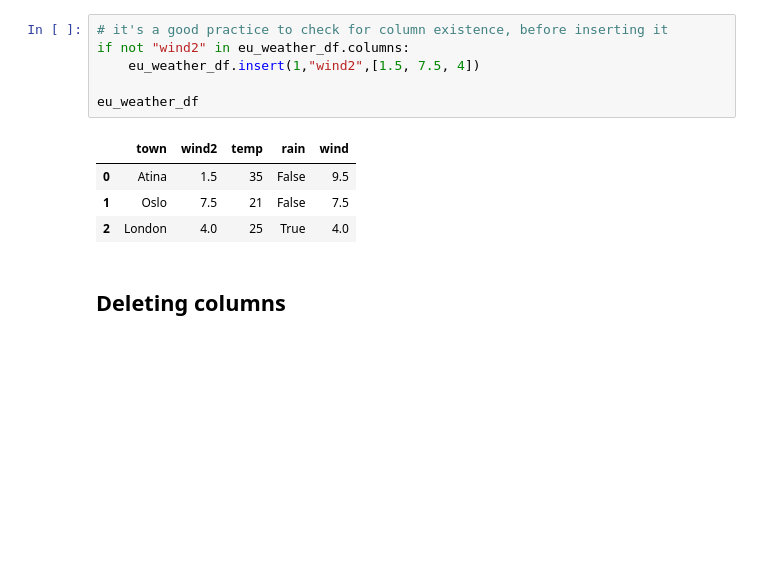
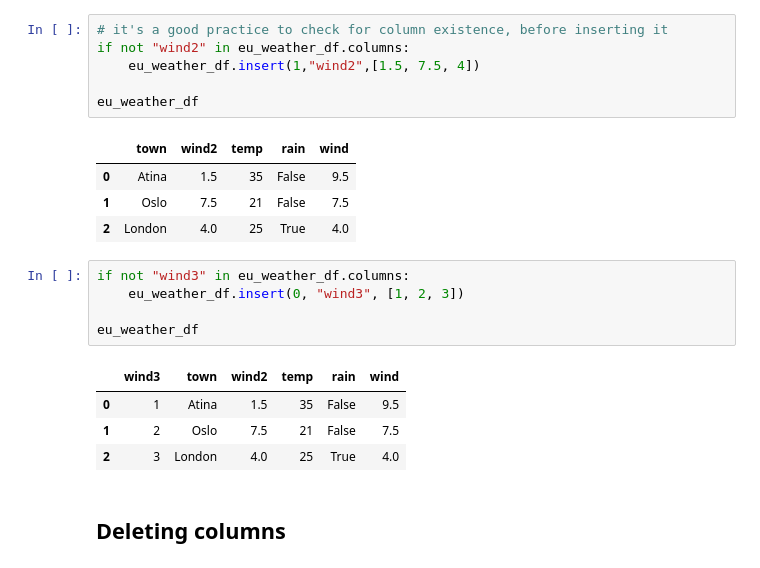
Before and after one commit to zehirev-vasil/ML, a Jupyter notebook: Lecture_27/DataFramesManipulations.ipynb, the cells around one changed output. Cells and saved outputs as stored; diff of their text form; blank space fills up the shorter version.

```diff
--- a/Lecture_27/DataFramesManipulations.ipynb
+++ b/Lecture_27/DataFramesManipulations.ipynb
@@ -113,6 +108,16 @@ eu_weather_df
 | 0 | Atina | 1.5 | 35 | False | 9.5 |
 | 1 | Oslo | 7.5 | 21 | False | 7.5 |
 | 2 | London | 4.0 | 25 | True | 4.0 |
+# %%
+if not "wind3" in eu_weather_df.columns:
+    eu_weather_df.insert(0, "wind3", [1, 2, 3])
+
+eu_weather_df
+# %% [output]
+|  | wind3 | town | wind2 | temp | rain | wind |
+| 0 | 1 | Atina | 1.5 | 35 | False | 9.5 |
+| 1 | 2 | Oslo | 7.5 | 21 | False | 7.5 |
+| 2 | 3 | London | 4.0 | 25 | True | 4.0 |
 # %% [markdown]
 ## Deleting columns
 # %% [markdown]
```
Also changed, not shown: parts of 8 cells of this notebook.
